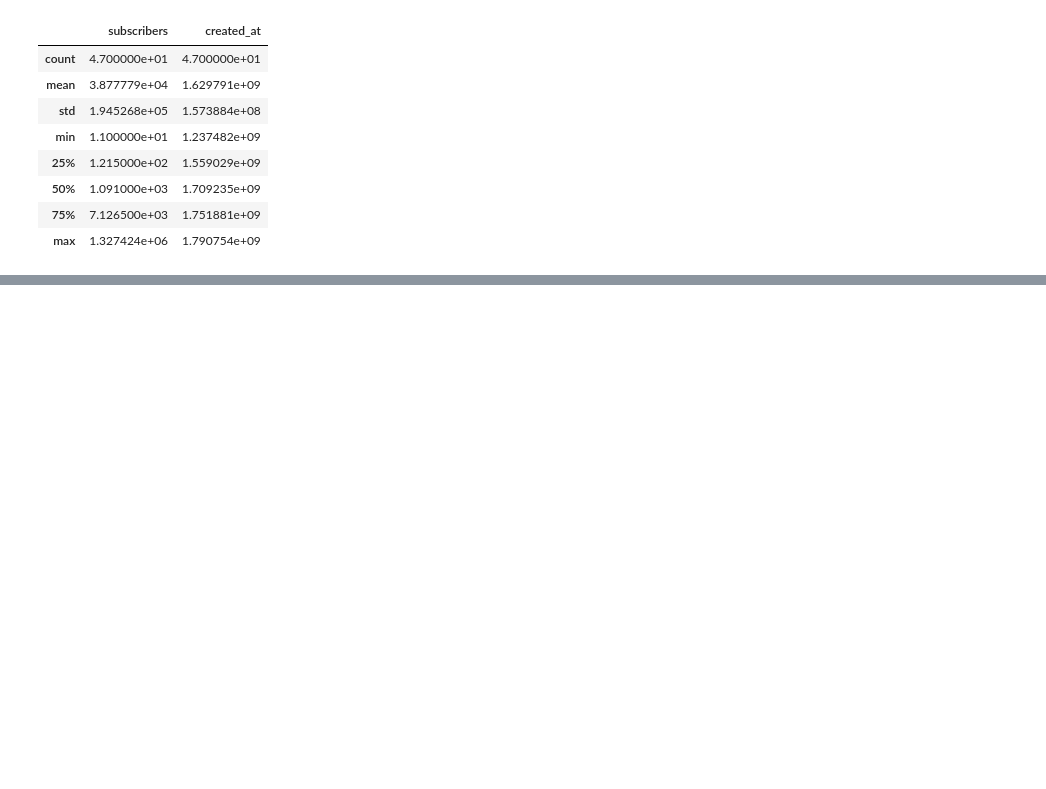
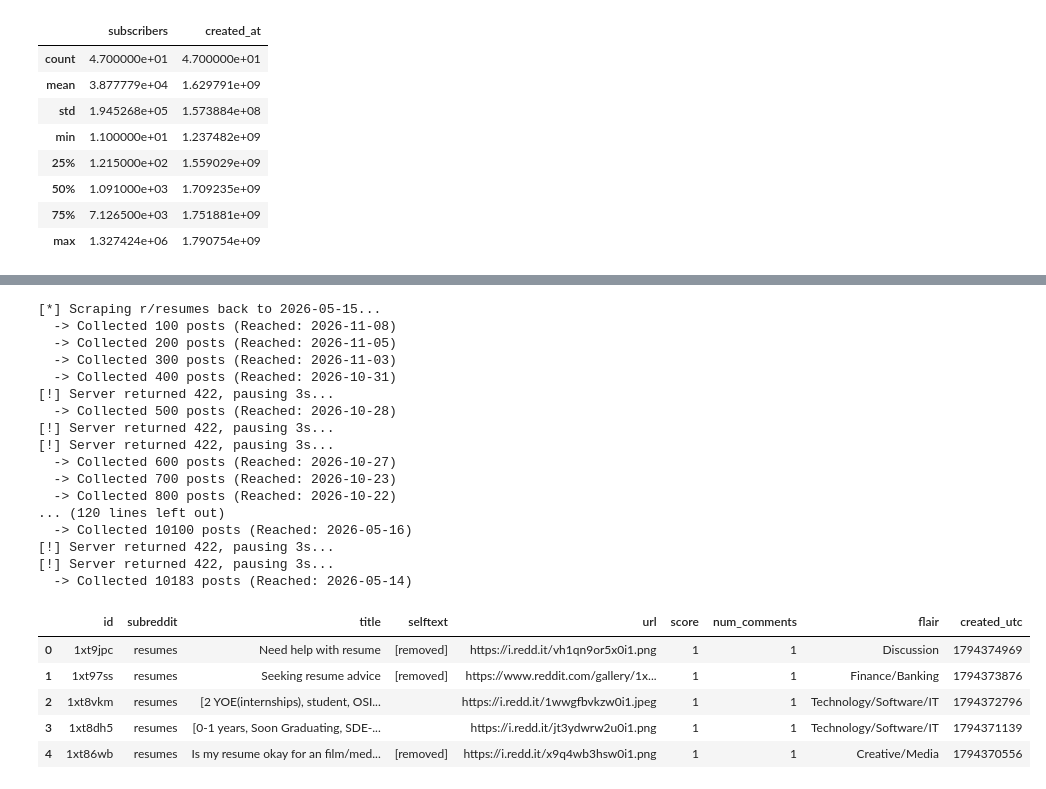
Before and after one commit to saakethk/deepsift, a Jupyter notebook: explore.ipynb, the cells around one changed output, grey strips where cells are left out. Cells and saved outputs as stored; diff of their text form; code cells hidden in the pictures; blank space fills up the shorter version.

```diff
--- a/explore.ipynb
+++ b/explore.ipynb
@@ -86,0 +194,28 @@ subs_df
+# %%
+# Example: Get posts from the past 180 days (or 5 * 365 for 5 years)
+df_historical = scrape_historical_reddit(subreddit="resumes", days_back=180, max_posts=None)
+df_historical.head()
+# %% [output]
+[*] Scraping r/resumes back to 2026-05-15...
+  -> Collected 100 posts (Reached: 2026-11-08)
+  -> Collected 200 posts (Reached: 2026-11-05)
+  -> Collected 300 posts (Reached: 2026-11-03)
+  -> Collected 400 posts (Reached: 2026-10-31)
+[!] Server returned 422, pausing 3s...
+  -> Collected 500 posts (Reached: 2026-10-28)
+[!] Server returned 422, pausing 3s...
+[!] Server returned 422, pausing 3s...
+  -> Collected 600 posts (Reached: 2026-10-27)
+  -> Collected 700 posts (Reached: 2026-10-23)
+  -> Collected 800 posts (Reached: 2026-10-22)
+... (120 lines left out)
+  -> Collected 10100 posts (Reached: 2026-05-16)
+[!] Server returned 422, pausing 3s...
+[!] Server returned 422, pausing 3s...
+  -> Collected 10183 posts (Reached: 2026-05-14)
+|  | id | subreddit | title | selftext | url | score | num_comments | flair | created_utc |
+| 0 | 1xt9jpc | resumes | Need help with resume | [removed] | https://i.redd.it/vh1qn9or5x0i1.png | 1 | 1 | Discussion | 1794374969 |
+| 1 | 1xt97ss | resumes | Seeking resume advice | [removed] | https://www.reddit.com/gallery/1x... | 1 | 1 | Finance/Banking | 1794373876 |
+| 2 | 1xt8vkm | resumes | [2 YOE(internships), student, OSI... |  | https://i.redd.it/1wwgfbvkzw0i1.jpeg | 1 | 1 | Technology/Software/IT | 1794372796 |
+| 3 | 1xt8dh5 | resumes | [0-1 years, Soon Graduating, SDE-... |  | https://i.redd.it/jt3ydwrw2u0i1.png | 1 | 1 | Technology/Software/IT | 1794371139 |
+| 4 | 1xt86wb | resumes | Is my resume okay for an film/med... | [removed] | https://i.redd.it/x9q4wb3hsw0i1.png | 1 | 1 | Creative/Media | 1794370556 |
```
Also changed, not shown: parts of 12 cells of this notebook, 5 other files.
